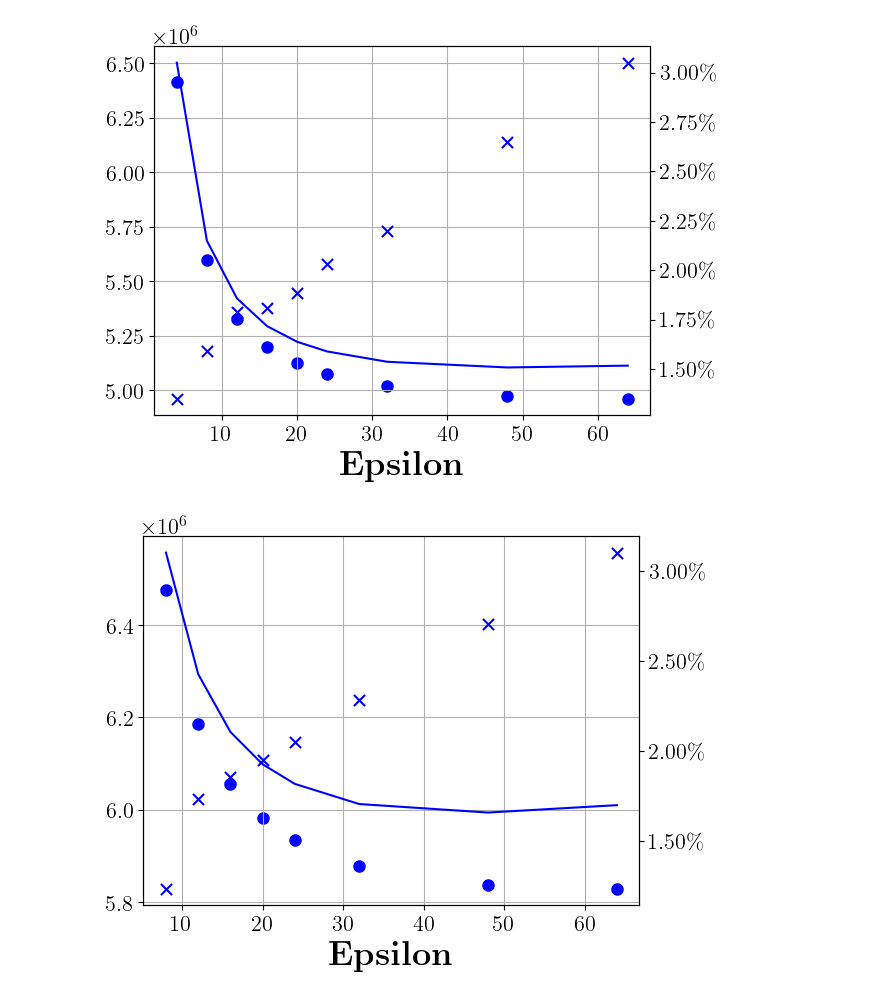
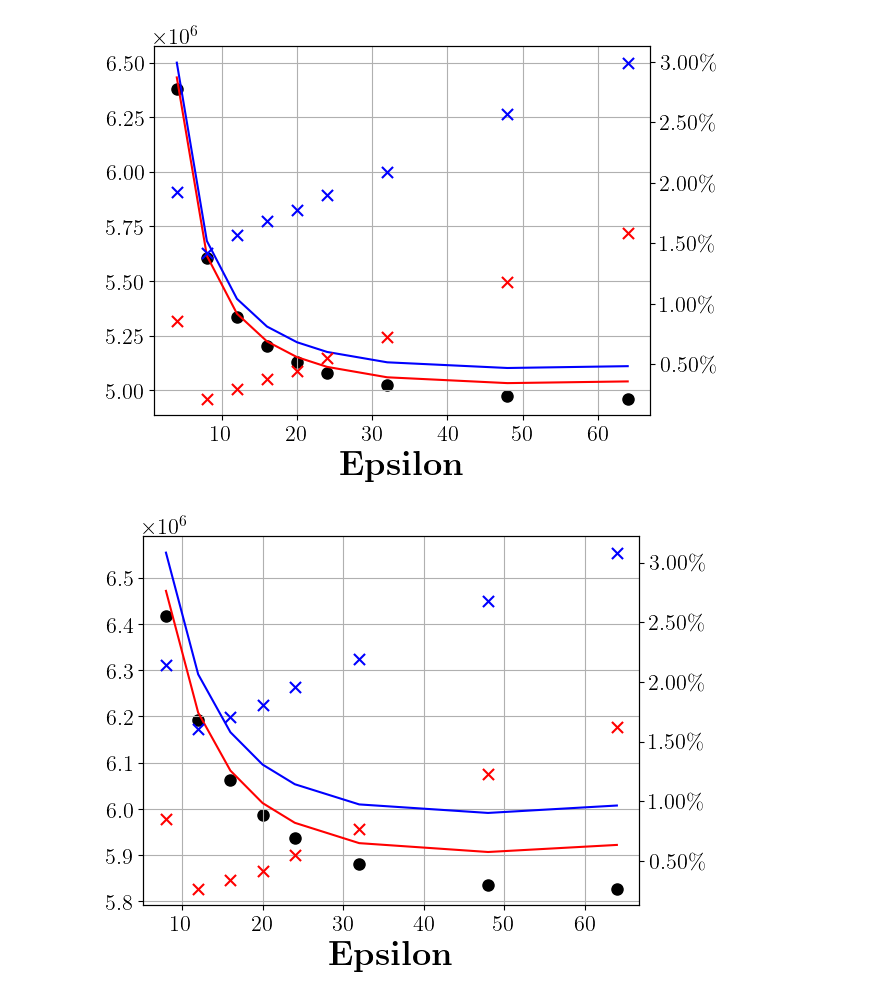
Before and after one commit to collectcrop/cost-model, a Jupyter notebook: include/FALCON/results/log/draw.ipynb, the cells around one changed output. Cells and saved outputs as stored; diff of their text form; code cells hidden in the pictures.

```diff
--- a/include/FALCON/results/log/draw.ipynb
+++ b/include/FALCON/results/log/draw.ipynb
@@ -161,12 +189,16 @@ plt.rcParams['text.usetex'] = True
 plt.rcParams['lines.markersize'] = 8
 plt.rcParams['font.size'] = 16
 
-plot_data('range_fb_10M_M60.csv', LOG_PATH + 'range_query_1M_uu.log',60)
+plot_data('range_fb_10M_M60.csv', LOG_PATH + 'range_query_1M_uu.log',
+          LOG_PATH + 'range_query_1M_uu_revision.log',60)
 plt.show()
-plot_data('range_fb_10M_M40.csv', LOG_PATH + 'range_query_1M_uu.log',40)
+plot_data('range_fb_10M_M40.csv', LOG_PATH + 'range_query_1M_uu.log',
+          LOG_PATH + 'range_query_1M_uu_revision.log',40)
 plt.show()
-plot_data('range_fb_10M_M20.csv', LOG_PATH + 'range_query_1M_uu.log',20)
+plot_data('range_fb_10M_M20.csv', LOG_PATH + 'range_query_1M_uu.log',
+          LOG_PATH + 'range_query_1M_uu_revision.log',20)
 plt.show()
-plot_data('range_fb_10M_M10.csv', LOG_PATH + 'range_query_1M_uu.log',10)
+plot_data('range_fb_10M_M10.csv', LOG_PATH + 'range_query_1M_uu.log',
+          LOG_PATH + 'range_query_1M_uu_revision.log',10)
 plt.show()
 # %% [output]
@@ -175,5 +207,5 @@ plt.show()
-[figure, old version]
+[figure, new version]
-[figure, old version]
+[figure, new version]
 # %%
 import pandas as pd
 import numpy as np
```
Also changed, not shown: parts of 4 cells of this notebook, 39 other files.
